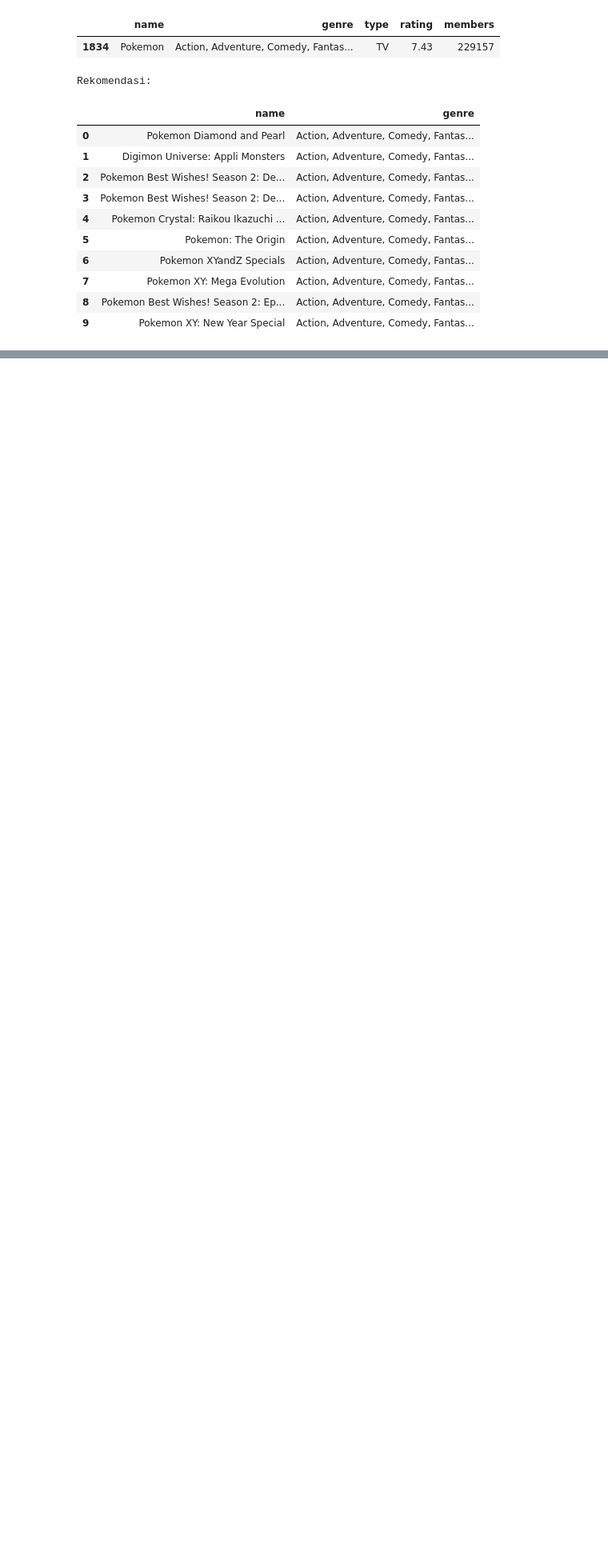
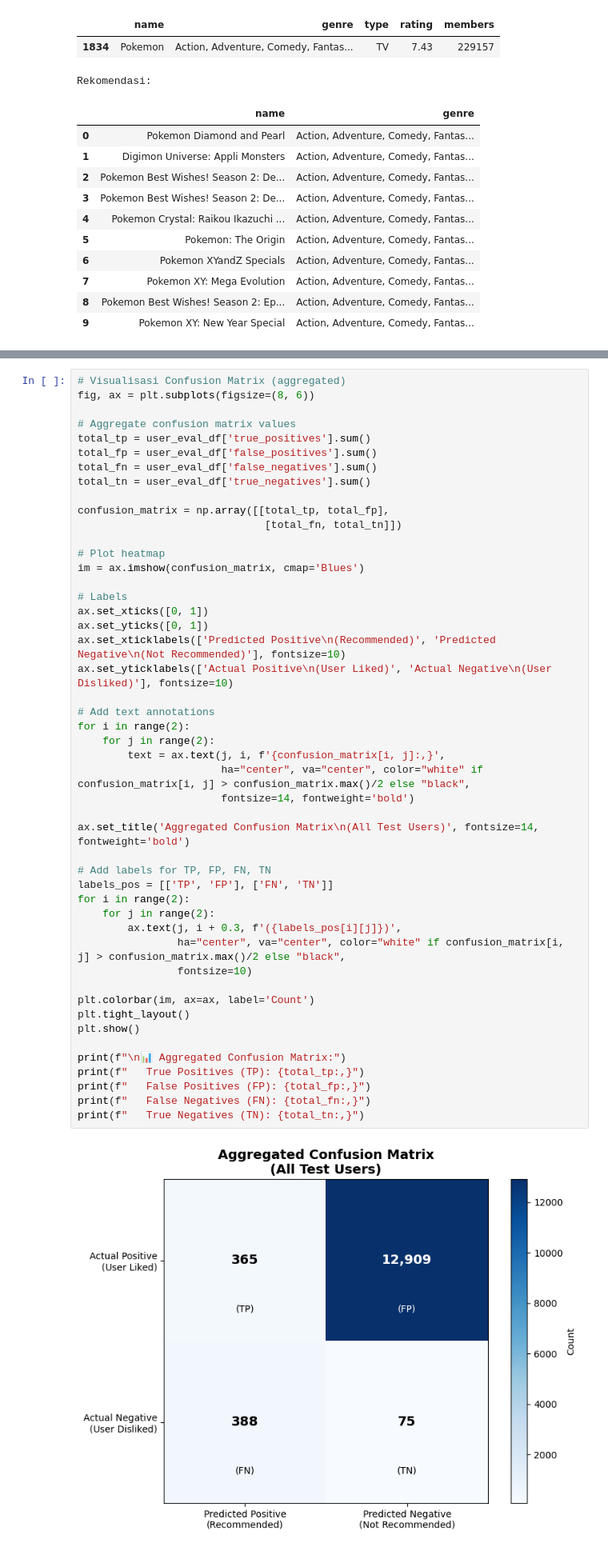
Before and after one commit to Fakhri17/tubes-spr, a Jupyter notebook: tubes-2.ipynb, the cells around one changed output, grey strips where cells are left out. Shown at 80% size. Saved outputs shown, nothing was run; the diff lists cells and outputs as text; blank space fills up the shorter version.

```diff
--- a/tubes-2.ipynb
+++ b/tubes-2.ipynb
@@ -915,0 +1704,50 @@ Rekomendasi:
+# %%
+# Visualisasi Confusion Matrix (aggregated)
+fig, ax = plt.subplots(figsize=(8, 6))
+
+# Aggregate confusion matrix values
+total_tp = user_eval_df['true_positives'].sum()
+total_fp = user_eval_df['false_positives'].sum()
+total_fn = user_eval_df['false_negatives'].sum()
+total_tn = user_eval_df['true_negatives'].sum()
+
+confusion_matrix = np.array([[total_tp, total_fp],
+                              [total_fn, total_tn]])
+
+# Plot heatmap
+im = ax.imshow(confusion_matrix, cmap='Blues')
+
+# Labels
+ax.set_xticks([0, 1])
+ax.set_yticks([0, 1])
+ax.set_xticklabels(['Predicted Positive\n(Recommended)', 'Predicted Negative\n(Not Recommended)'], fontsize=10)
+ax.set_yticklabels(['Actual Positive\n(User Liked)', 'Actual Negative\n(User Disliked)'], fontsize=10)
+
+# Add text annotations
+for i in range(2):
+    for j in range(2):
+        text = ax.text(j, i, f'{confusion_matrix[i, j]:,}',
+                       ha="center", va="center", color="white" if confusion_matrix[i, j] > confusion_matrix.max()/2 else "black",
+                       fontsize=14, fontweight='bold')
+
+ax.set_title('Aggregated Confusion Matrix\n(All Test Users)', fontsize=14, fontweight='bold')
+
+# Add labels for TP, FP, FN, TN
+labels_pos = [['TP', 'FP'], ['FN', 'TN']]
+for i in range(2):
+    for j in range(2):
+        ax.text(j, i + 0.3, f'({labels_pos[i][j]})',
+                ha="center", va="center", color="white" if confusion_matrix[i, j] > confusion_matrix.max()/2 else "black",
+                fontsize=10)
+
+plt.colorbar(im, ax=ax, label='Count')
+plt.tight_layout()
+plt.show()
+
+print(f"\n📊 Aggregated Confusion Matrix:")
+print(f"   True Positives (TP): {total_tp:,}")
+print(f"   False Positives (FP): {total_fp:,}")
+print(f"   False Negatives (FN): {total_fn:,}")
+print(f"   True Negatives (TN): {total_tn:,}")
+# %% [output]
+[figure, added]
```
Also changed, not shown: parts of 29 cells of this notebook.
